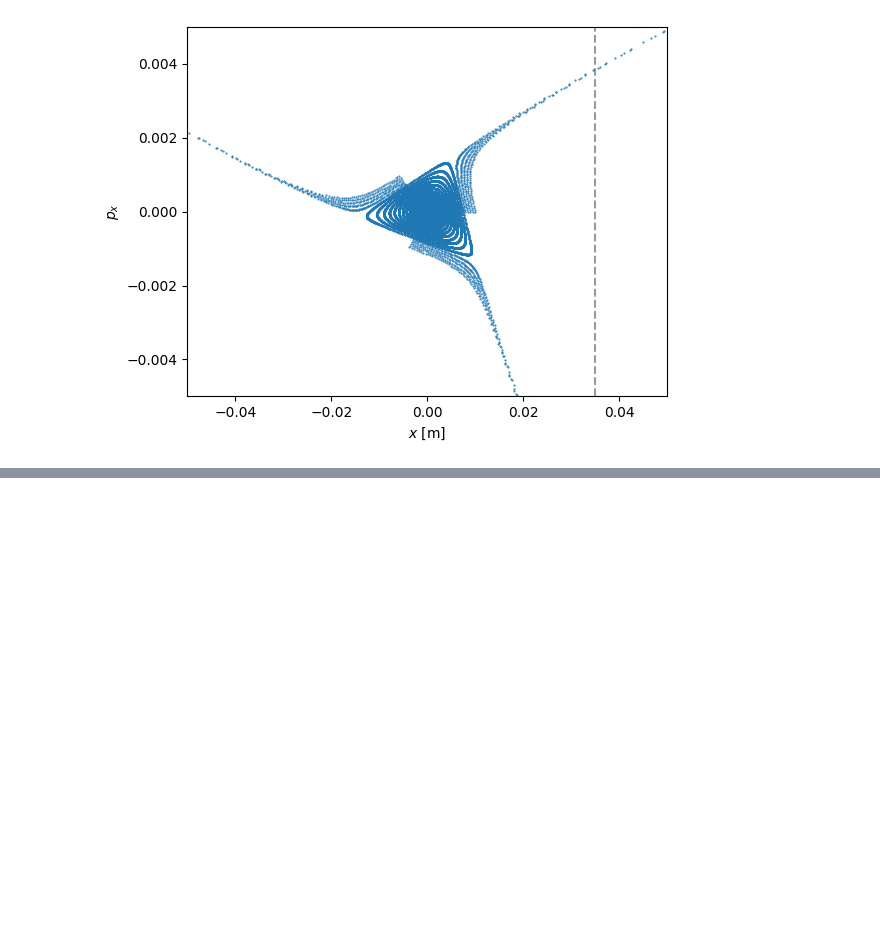
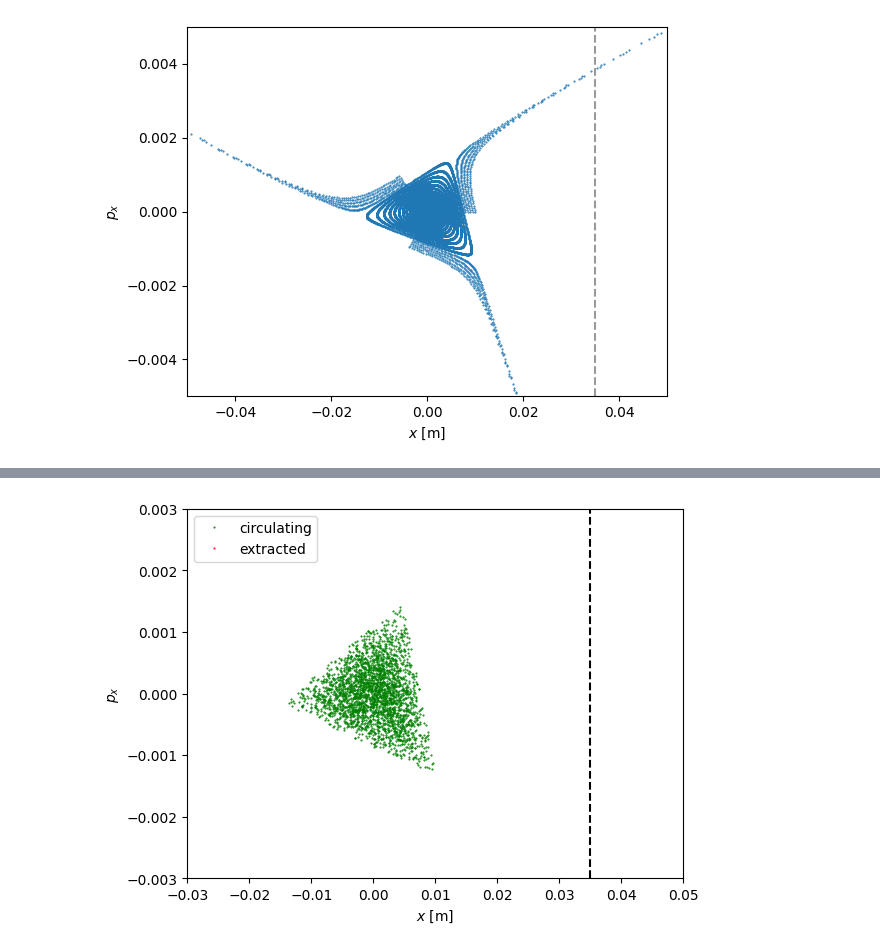
Before and after one commit to xsuite/tutorial_cern_seminar, a Jupyter notebook: notebook_06b_mixed_beams_slow_extraction.ipynb, the cells around one changed output, grey strips where cells are left out. Drawn from its saved outputs; the diff is of its cells as text; code cells hidden in the pictures; blank space fills up the shorter version.

```diff
--- a/notebook_06b_mixed_beams_slow_extraction.ipynb
+++ b/notebook_06b_mixed_beams_slow_extraction.ipynb
@@ -86,0 +171,15 @@ plt.subplots_adjust(left=.15)
+# %%
+plt.figure()
+mask_alive = particles.state>0
+mask_lost = ~mask_alive
+plt.plot(particles.x[mask_alive], particles.px[mask_alive],
+         '.', markersize=1, color='green', label='circulating')
+plt.plot(particles.x[mask_lost], particles.px[mask_lost],
+         '.', markersize=1, color='red', label='extracted')
+plt.xlabel('$x$ [m]'); plt.ylabel('$p_x$')
+plt.axvline(x=line['septum_aperture'].max_x, color='k', ls='--')
+plt.xlim(-0.03, 0.05); plt.ylim(-3e-3, 3e-3)
+plt.legend()
+plt.show()
+# %% [output]
+[figure, added]
```
Also changed, not shown: parts of 13 cells of this notebook.
